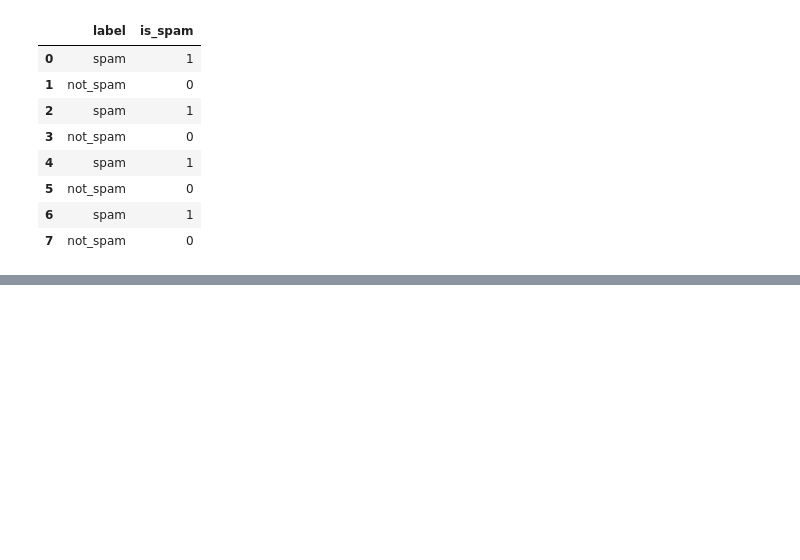
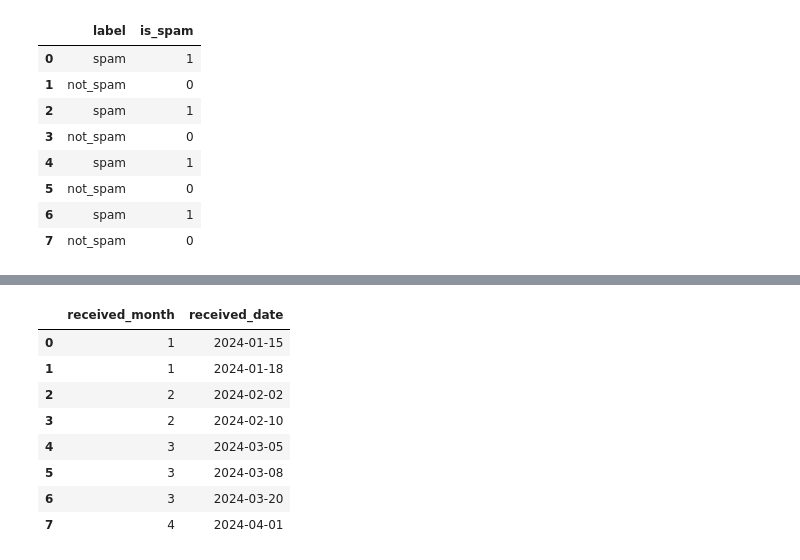
Before and after one commit to Mujeebhussain153/ML-with-Scikit-Learn, a Jupyter notebook: Supervised Learning/Format_your_data.ipynb, the cells around one changed output, grey strips where cells are left out. Saved outputs shown, nothing was run; the diff lists cells and outputs as text; code cells hidden in the pictures; blank space fills up the shorter version.

```diff
--- a/Supervised Learning/Format_your_data.ipynb
+++ b/Supervised Learning/Format_your_data.ipynb
@@ -103,0 +120,13 @@ df
+# %%
+df["received_month"] = pd.to_datetime(df["received_date"]).dt.month
+df[["received_month", "received_date"]]
+# %% [output]
+|  | received_month | received_date |
+| 0 | 1 | 2024-01-15 |
+| 1 | 1 | 2024-01-18 |
+| 2 | 2 | 2024-02-02 |
+| 3 | 2 | 2024-02-10 |
+| 4 | 3 | 2024-03-05 |
+| 5 | 3 | 2024-03-08 |
+| 6 | 3 | 2024-03-20 |
+| 7 | 4 | 2024-04-01 |
```
Also changed, not shown: parts of 2 cells of this notebook, 3 other files.
